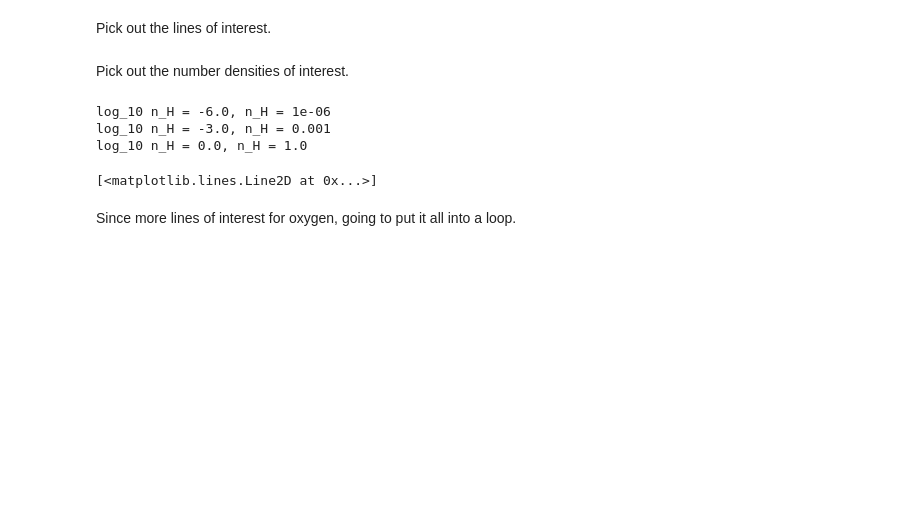
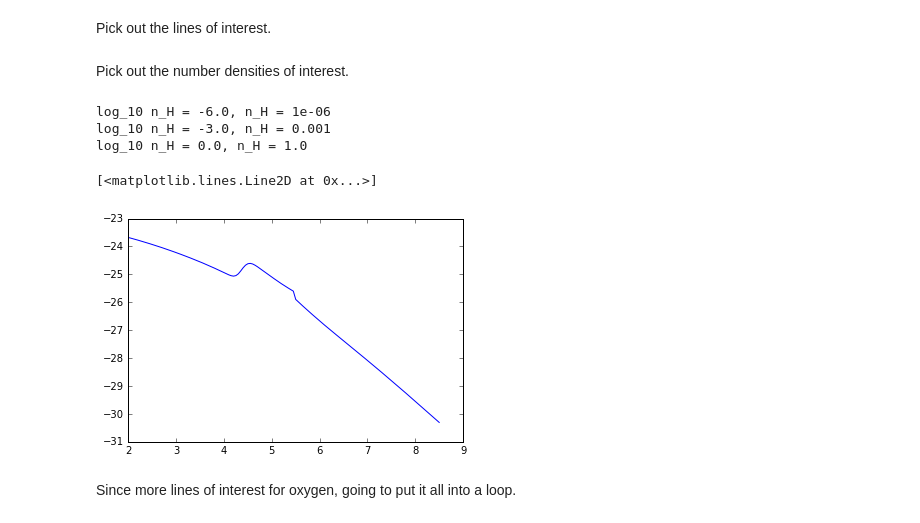
Before and after one commit to lokhorst/HalphaScripts, a Jupyter notebook: emissivitytable_plots.ipynb, the cells around one changed output. Saved outputs shown, nothing was run; the diff lists cells and outputs as text; code cells hidden in the pictures; blank space fills up the shorter version.

```diff
--- a/emissivitytable_plots.ipynb
+++ b/emissivitytable_plots.ipynb
@@ -116,23 +116,24 @@ Pick out the number densities of interest.
 # %%
 print "log_10 n_H = %s, n_H = %s"%(H_logrhocm3[10],10**H_logrhocm3[10])
 print "log_10 n_H = %s, n_H = %s"%(H_logrhocm3[25],10**H_logrhocm3[25])
 print "log_10 n_H = %s, n_H = %s"%(H_logrhocm3[40],10**H_logrhocm3[40])
 
 Halpha_nH_0 = Halpha_emtable[:,40]
 Lyalpha_nH_0 = Lyalpha_emtable[:,40]
 
 Halpha_nH_3 = Halpha_emtable[:,25]
 Lyalpha_nH_3 = Lyalpha_emtable[:,25]
 
 Halpha_nH_6 = Halpha_emtable[:,10]
 Lyalpha_nH_6 = Lyalpha_emtable[:,10]
 
-plt.plot(logTK,Halpha_nH_3,label=r'H$\alpha$')
+plt.plot(H_logTK,Halpha_nH_3,label=r'H$\alpha$')
 # %% [output]
 log_10 n_H = -6.0, n_H = 1e-06
 log_10 n_H = -3.0, n_H = 0.001
 log_10 n_H = 0.0, n_H = 1.0
 [<matplotlib.lines.Line2D at 0x...>]
+[figure, added]
 # %% [markdown]
 Since more lines of interest for oxygen, going to put it all into a loop.
 # %%
```
Also changed, not shown: parts of 2 cells of this notebook.
